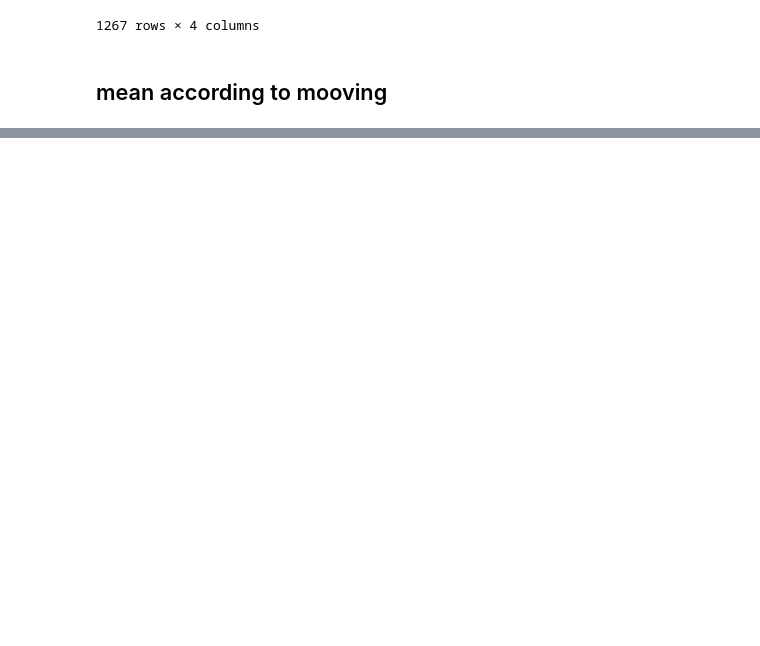
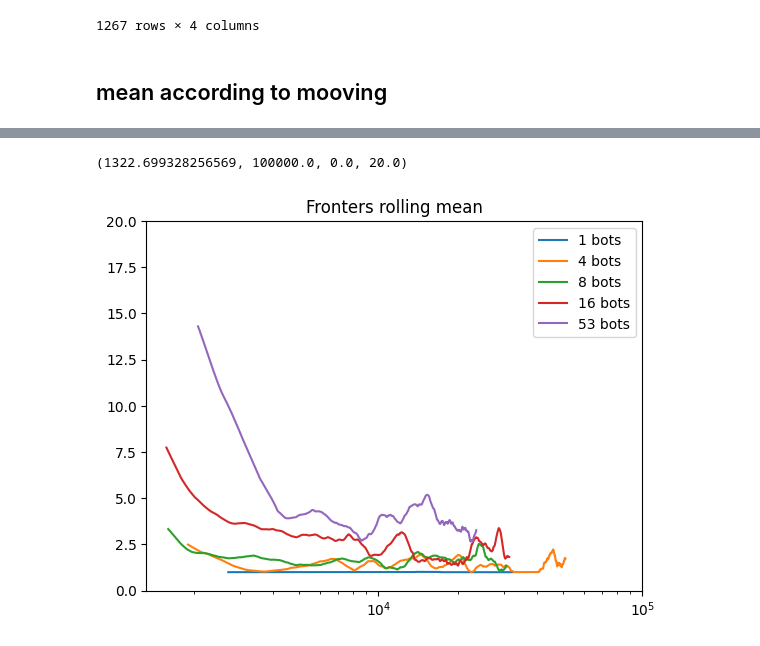
Before and after one commit to complex-lab/robotic_swarms, a Jupyter notebook: bots_number_per_frame.ipynb, the cells around one changed output, grey strips where cells are left out. Cells and saved outputs as stored; diff of their text form; code cells hidden in the pictures; blank space fills up the shorter version.

```diff
--- a/bots_number_per_frame.ipynb
+++ b/bots_number_per_frame.ipynb
@@ -211,7 +226,10 @@ fig = plt.figure()
 ax = plt.axes()
 ax.set_xscale("log")
 ax.set_yscale("log")
-ax.errorbar(list(range(0,len(fronter_mean))),fronter_mean,yerr=fronter_std,ecolor='red',color='blue',alpha=0.4)
+lines = fronter_mean.group.unique()
+for i in lines:
+  ax.errorbar(x=list(range(0,len(fronter_mean.iloc[:,i]))),y=fronter_mean.iloc[:,i],yerr=fronter_std.iloc[:,i],ecolor='red',color='blue',alpha=0.4)
+#ax.errorbar(list(range(0,len(fronter_mean))),fronter_mean,yerr=fronter_std,ecolor='red',color='blue',alpha=0.4)
 ax.errorbar(list(range(0,len(alingers_mean))),alingers_mean,color='cyan',yerr=alingers_std,ecolor='pink',alpha=0.4)
 plt.axis([1E2,5E3,0.9,10])
 # %% [output]
@@ -256,15 +274,3 @@ fronters_count_mean
 1267 rows × 4 columns
 # %% [markdown]
 ## mean according to mooving
-# %%
-I=25*60
-fig = plt.figure()
-ax = plt.axes()
-ax.set_xscale("log")
-fronters_count_mean_window=fronter_mean.rolling(I).mean()
-fronters_count_std_window=fronter_std.rolling(I).mean()
-alingers_count_mean_window=alingers_mean.rolling(I).mean()
-alingers_count_std_window=alingers_std.rolling(I).mean()
-ax.errorbar(list(range(0,len(alingers_count_mean_window))),alingers_count_mean_window,color='cyan',yerr=alingers_count_std_window,ecolor='pink',alpha=0.4)
-ax.errorbar(list(range(0,len(fronters_count_mean_window))),fronters_count_mean_window,yerr=fronters_count_std_window,ecolor='yellow',color='olive',alpha=0.9)
-plt.axis([0,1E5,0,10])
@@ -275,0 +295,21 @@ Invalid limit will be ignored.
+# %%
+I=25*60
+fig = plt.figure()
+ax = plt.axes()
+ax.set_xscale("log")
+for i in [1,4,8,16,53]:
+    current_data=fronter_mean.loc[i]
+    current_data_std=fronter_std.loc[i]
+    fronters_count_mean_window=current_data['distance_sq'].rolling(I).mean()
+    #print(fronters_count_mean_window)
+    #fronters_count_std_window=fronter_std['distance_sq'].rolling(I).mean()
+    #print(fronters_count_std_window)
+    #print(current_data)
+    plt.plot(fronters_count_mean_window,label='{:d} bots'.format(i))
+    ax.legend()
+    plt.title('Fronters rolling mean')
+    #ax.errorbar(list(range(0,len(fronters_count_mean_window))),fronters_count_mean_window,yerr=fronters_count_std_window,ecolor='yellow',color='olive',alpha=0.9)
+plt.axis([0,1E5,0,20])
+# %% [output]
+(1322.699328256569, 100000.0, 0.0, 20.0)
+[figure, added]
```
Also changed, not shown: parts of 24 cells of this notebook.
